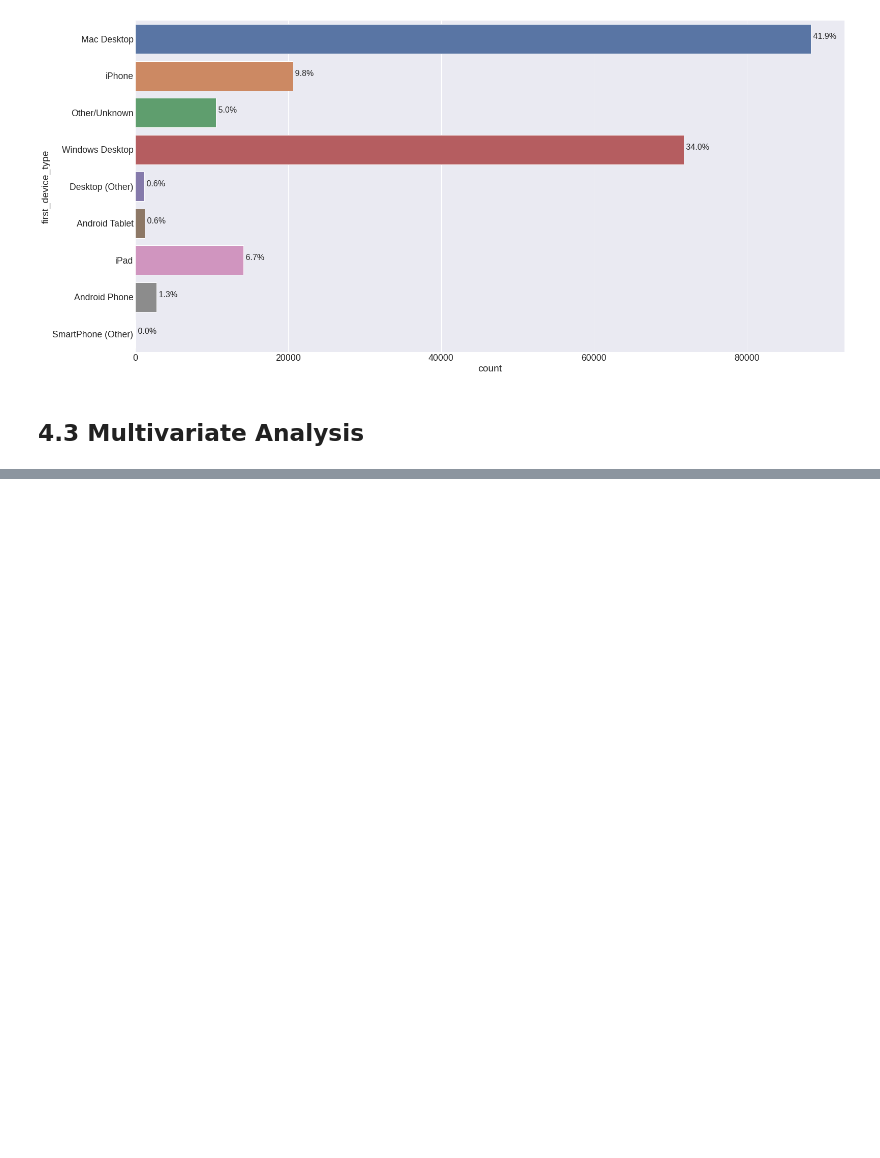
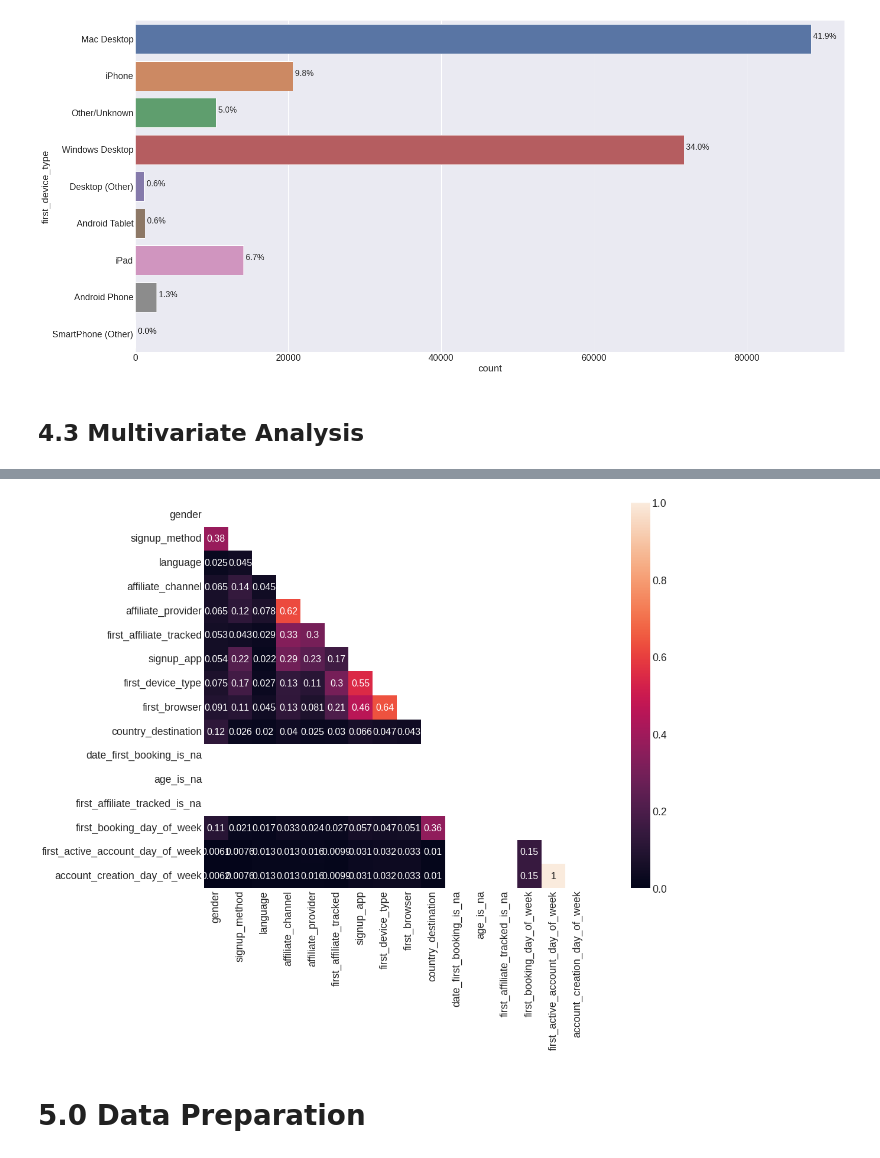
Before and after one commit to juniorcl/airbnb-scheduling-forecast, a Jupyter notebook: notebooks/c1.0_cmoj_airbnb_scheduling_forecast.ipynb, the cells around one changed output, grey strips where cells are left out. Cells and saved outputs as stored; diff of their text form; code cells hidden in the pictures; blank space fills up the shorter version.

Commit message:
finished the "exploratory data analysis" section

```diff
--- a/notebooks/c1.0_cmoj_airbnb_scheduling_forecast.ipynb
+++ b/notebooks/c1.0_cmoj_airbnb_scheduling_forecast.ipynb
@@ -708,0 +723,22 @@ for p in ax.patches:
+# %%
+cat_attributes = df4.select_dtypes(include='object')
+dict_corr = {}
+columns = cat_attributes.columns.tolist()
+
+for column in columns:
+    dict_corr[column] = {}
+
+    for column2 in columns:
+        dict_corr[column][column2] = calcCramerV(cat_attributes[column], cat_attributes[column2])
+
+corr = pd.DataFrame(dict_corr)
+# %%
+mask = np.zeros_like(corr)
+mask[np.triu_indices_from(mask)] = True
+
+with sns.axes_style("white"):
+    ax = sns.heatmap(corr, annot=True, mask=mask, vmin=0, vmax=1, square=True)
+# %% [output]
+[figure, added]
+# %% [markdown]
+# 5.0 Data Preparation
```
Also changed, not shown: parts of 3 cells of this notebook.
